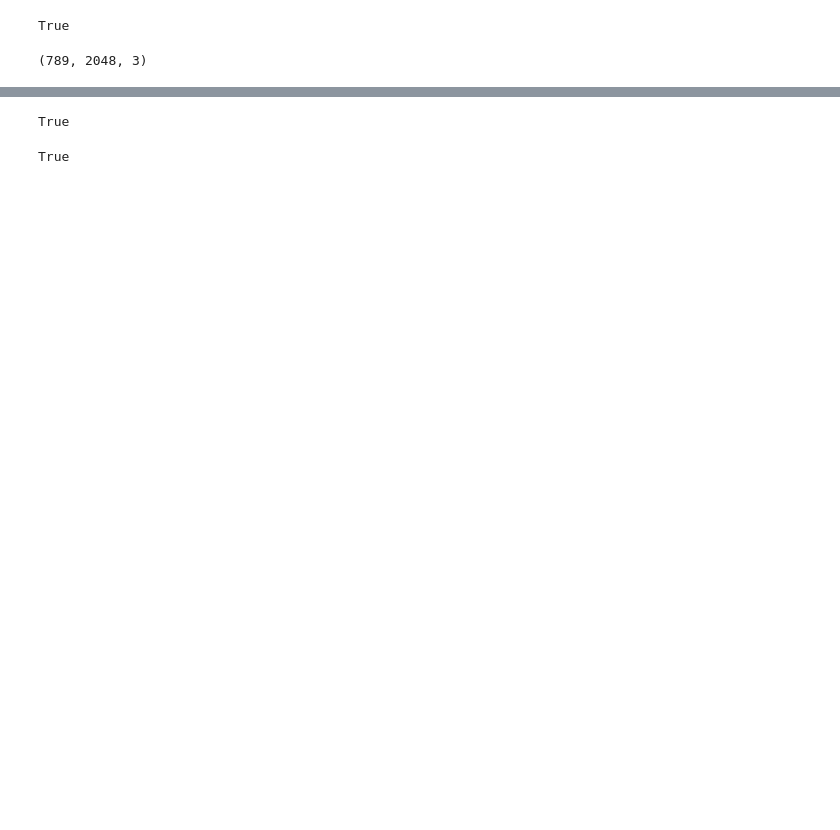
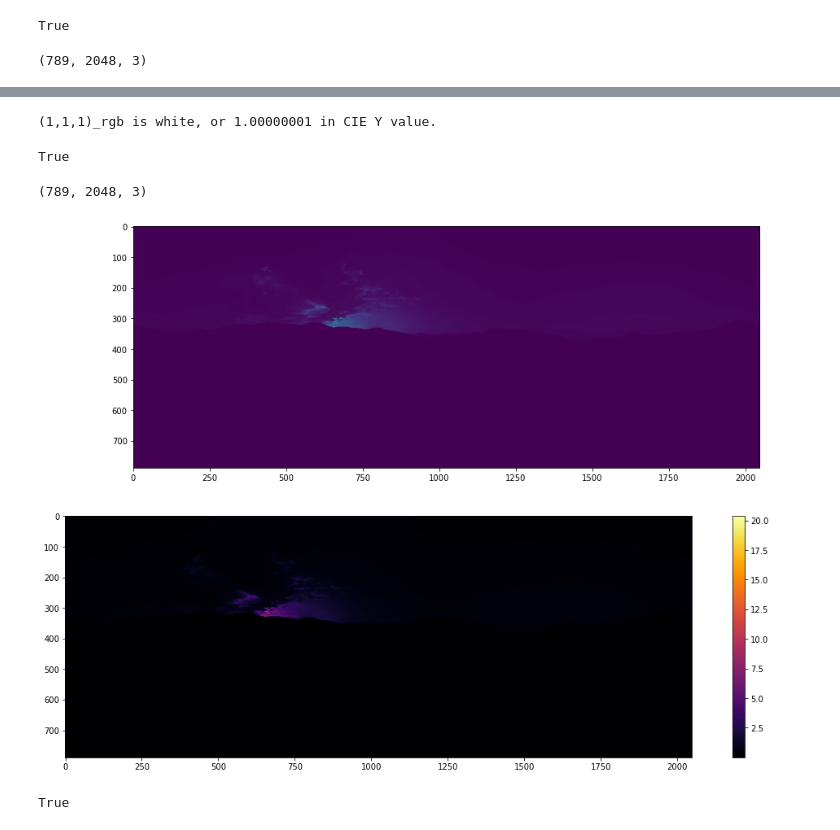
Before and after one commit to Hoseung/astroBF, a Jupyter notebook: notebooks/llll.ipynb, the cells around one changed output, grey strips where cells are left out. Drawn from its saved outputs; the diff is of its cells as text; code cells hidden in the pictures; blank space fills up the shorter version.

```diff
--- a/notebooks/llll.ipynb
+++ b/notebooks/llll.ipynb
@@ -64,3 +67,37 @@ https://stackoverflow.com/a/56678483/4294919
+# %%
+def inv_gamma(color):
+    """
+    Inverse of sRGB gamma encoding.
+    The gamma curve is often dubbed as power of 2.2 curve,
+    but the exact form (to avoid numerical error at the lower end) is linear + power or 2.4.
+    """
+    conditions=[color <= 0.04045,
+                color > 0.04045]
+    functions=[lambda color: color/12.92,
+              lambda color: ((color+0.055)/1.055)**2.4]
+    return np.piecewisec(color, conditions, functions)
+
+def rgb_to_CIEXYZ(rgb):
+    transform = np.array([[0.41239080, 0.35758434, 0.18048079],
+                          [0.21263901, 0.71516868, 0.07219232],
+                          [0.01933082, 0.11919478, 0.95053215]])
+    return np.matmul(np.asarray(rgb), transform.T)
+
+
+def YtoLstar(Y):
+    """
+    Send this function a luminance value between 0.0 and 1.0,
+    and it returns L* which is "perceptual lightness"
+    """
+    if ( Y <= (216/24389) #       // The CIE standard states 0.008856 but 216/24389 is the intent for 0.008856451679036
+        return Y * (24389/27)#  // The CIE standard states 903.3, but 24389/27 is the intent, making 903.296296296296296
+    else
+        return Y**(1/3) * 116 - 16
+
+(cX, cY, cZ) = rgb_to_CIEXYZ([1,1,1])
+print(f"(1,1,1)_rgb is white, or {cY} in CIE Y value.")
+# %% [output]
+(1,1,1)_rgb is white, or 1.00000001 in CIE Y value.
 # %%
 def simple_reinhard(img):
     return img / (1+img)
@@ -70,6 +107,22 @@ im2_8bit = np.clip(mapped * 255, 0, 255).astype('uint8')
 cv.imwrite("simpleReinhard.png", im2_8bit)
 # %% [output]
 True
+# %%
+CIE_XYZ = rgb_to_CIEXYZ(img)
+
+print(CIE_XYZ.shape)
+# Luminance map
+luminance = CIE_XYZ[:,:,1]
+fig, axs = plt.subplots(2)
+fig.set_size_inches(18,12)
+axs[0].set_aspect("equal")
+axs[0].imshow(img[:,:,1])
+im = axs[1].imshow(luminance, cmap='inferno')
+plt.colorbar(im)
+plt.show()
+# %% [output]
+(789, 2048, 3)
+[figure, added]
 # %%
 def reinhard(img):
     """
```
Also changed, not shown: parts of 9 cells of this notebook.
